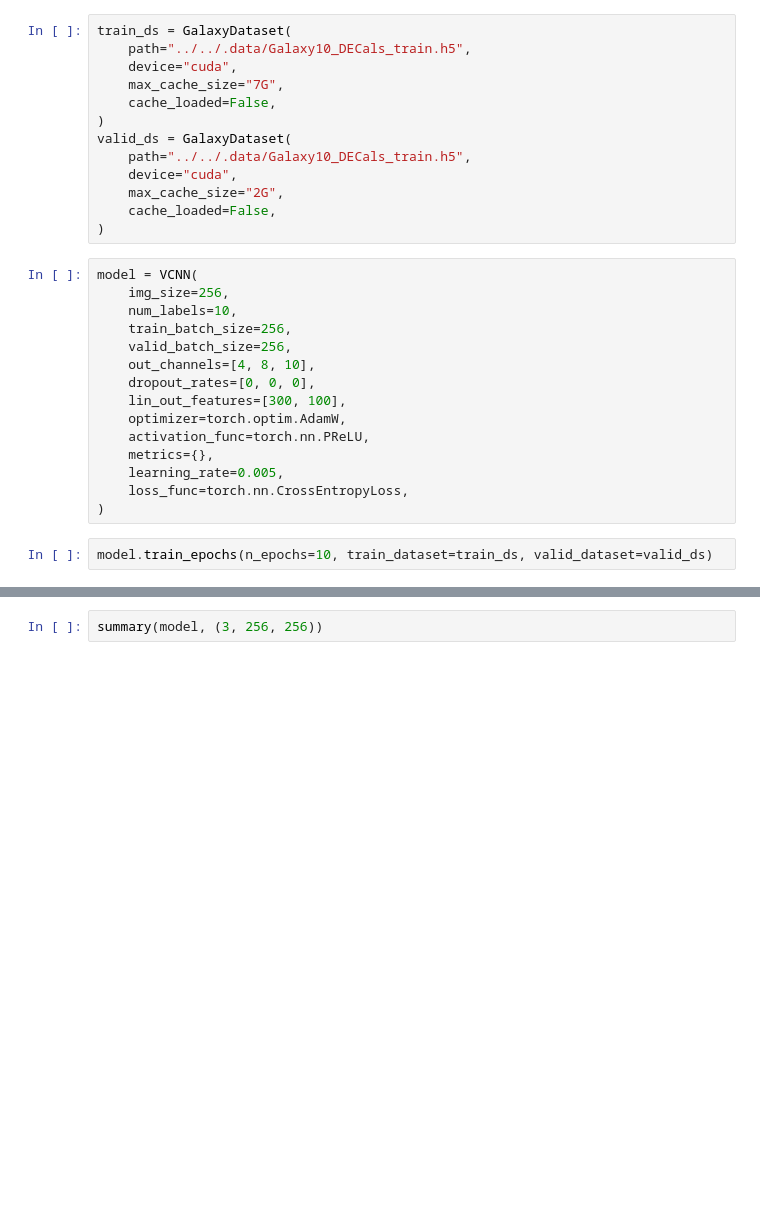
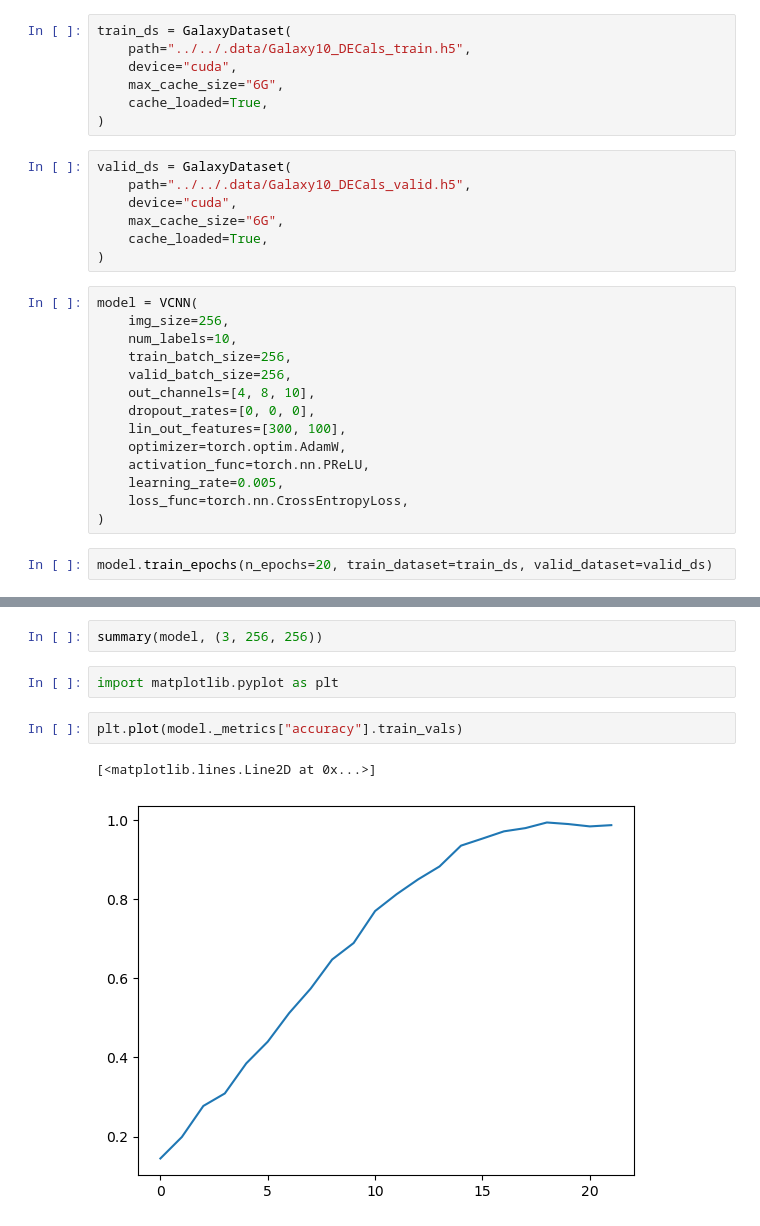
Before and after one commit to tgross03/vacation, a Jupyter notebook: vacation/notebooks/network_testing.ipynb, the cells around one changed output, grey strips where cells are left out. Drawn from its saved outputs; the diff is of its cells as text; blank space fills up the shorter version.

```diff
--- a/vacation/notebooks/network_testing.ipynb
+++ b/vacation/notebooks/network_testing.ipynb
@@ -7,15 +7,16 @@ from torchinfo import summary
 train_ds = GalaxyDataset(
     path="../../.data/Galaxy10_DECals_train.h5",
     device="cuda",
-    max_cache_size="7G",
-    cache_loaded=False,
+    max_cache_size="6G",
+    cache_loaded=True,
 )
-valid_ds = GalaxyDataset(
-    path="../../.data/Galaxy10_DECals_train.h5",
-    device="cuda",
-    max_cache_size="2G",
-    cache_loaded=False,
-)
+# %%
+valid_ds = GalaxyDataset(
+    path="../../.data/Galaxy10_DECals_valid.h5",
+    device="cuda",
+    max_cache_size="6G",
+    cache_loaded=True,
+)
 # %%
 model = VCNN(
     img_size=256,
@@ -27,11 +28,10 @@ model = VCNN(
     lin_out_features=[300, 100],
     optimizer=torch.optim.AdamW,
     activation_func=torch.nn.PReLU,
-    metrics={},
     learning_rate=0.005,
     loss_func=torch.nn.CrossEntropyLoss,
 )
 # %%
-model.train_epochs(n_epochs=10, train_dataset=train_ds, valid_dataset=valid_ds)
+model.train_epochs(n_epochs=20, train_dataset=train_ds, valid_dataset=valid_ds)
 # %%
 model._loss_metric
@@ -38,2 +40,9 @@ model._loss_metric
 # %%
 summary(model, (3, 256, 256))
+# %%
+import matplotlib.pyplot as plt
+# %%
+plt.plot(model._metrics["accuracy"].train_vals)
+# %% [output]
+[<matplotlib.lines.Line2D at 0x...>]
+[figure, added]
```
Also changed, not shown: parts of 2 cells of this notebook, 2 other files.
